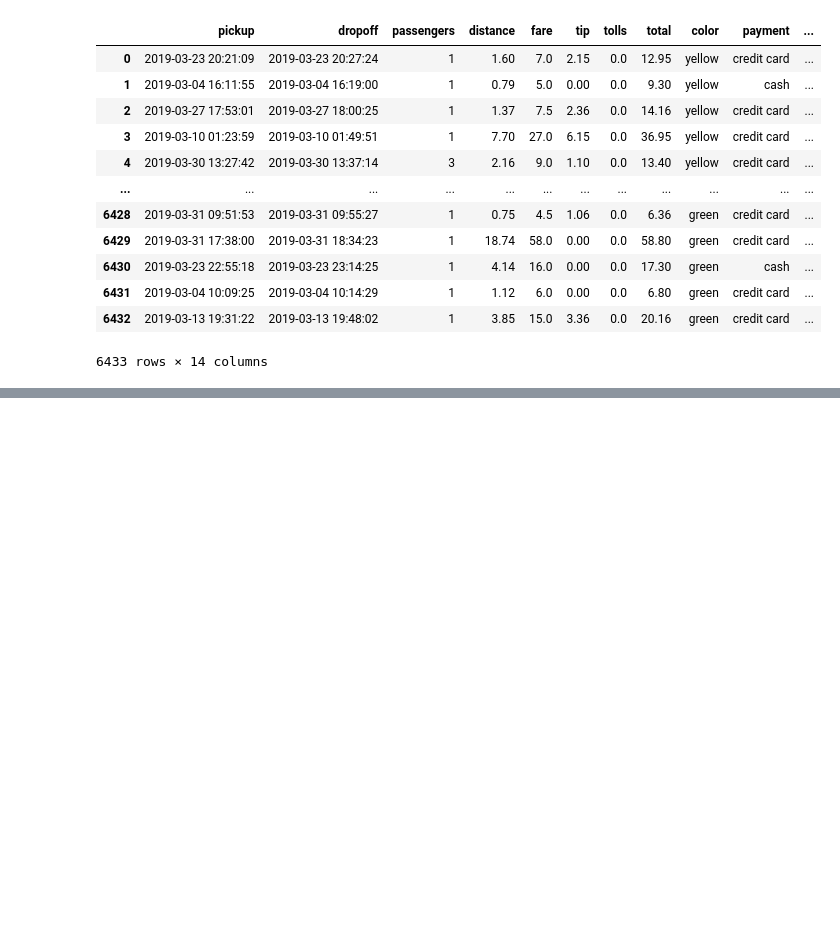
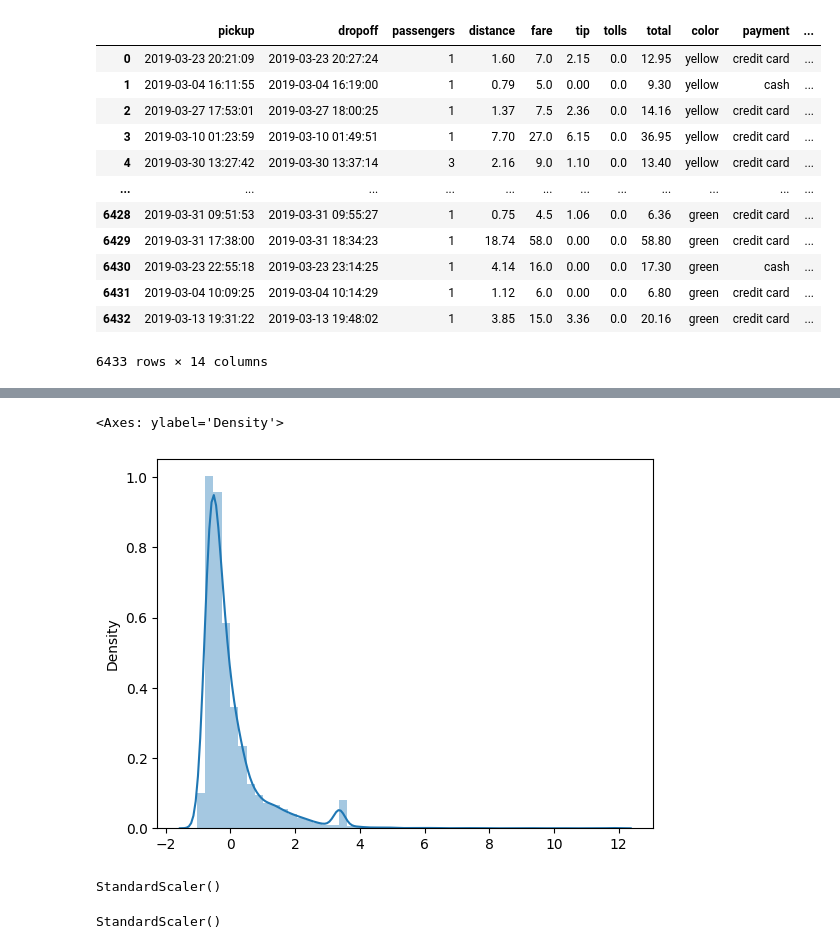
Before and after one commit to ramkishor-ch/ML, a Jupyter notebook: 6_ML_Feature scaling.ipynb, the cells around one changed output, grey strips where cells are left out. Cells and saved outputs as stored; diff of their text form; code cells hidden in the pictures; blank space fills up the shorter version.

```diff
--- a/6_ML_Feature scaling.ipynb
+++ b/6_ML_Feature scaling.ipynb
@@ -288,3 +289,16 @@ sns.load_dataset("taxis")
 | 6431 | 2019-03-04 10:09:25 | 2019-03-04 10:14:29 | 1 | 1.12 | 6.0 | 0.00 | 0.0 | 6.80 | green | credit card | ... |
 | 6432 | 2019-03-13 19:31:22 | 2019-03-13 19:48:02 | 1 | 3.85 | 15.0 | 3.36 | 0.0 | 20.16 | green | credit card | ... |
 6433 rows × 14 columns
+# %%
+#standardisation >> zscore = x-mu/sigma
+mean_1 = np.mean(df_1['fare'])
+std_1 = np.std(df_1['fare'])
+std_data_1 = []
+for i in list(df_1['fare']):
+    zscore_1 = (i-mean_1)/std_1
+    std_data_1.append(zscore_1)
+
+std_data_1
+
+# Doubt:
+# Can I choose any numerical column from data set?
@@ -290,0 +332,16 @@ sns.load_dataset("taxis")
+# %%
+#after scaling
+sns.distplot(std_data_1)
+# %% [output]
+<Axes: ylabel='Density'>
+[figure, added]
+# %%
+scaler_1 = StandardScaler()
+scaler_1
+# %% [output]
+StandardScaler()
+# %%
+# Doing Fit One column at a time
+scaler_1.fit(df_1[['fare']]) #fit will calculate mu and sigma
+# %% [output]
+StandardScaler()
```
Also changed, not shown: parts of 14 cells of this notebook, 2 other files.
